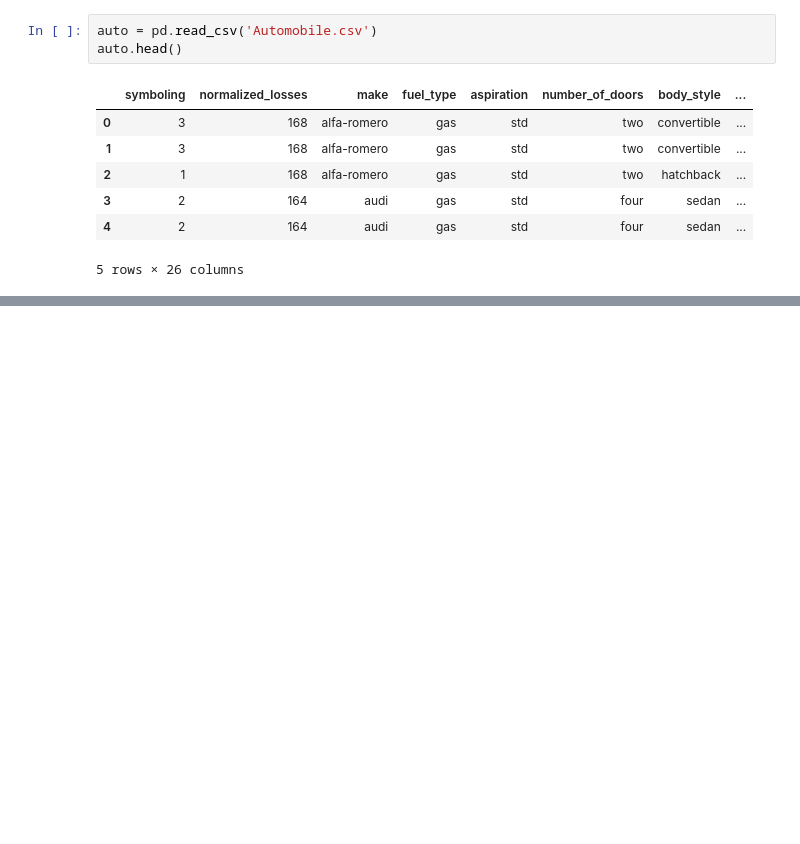
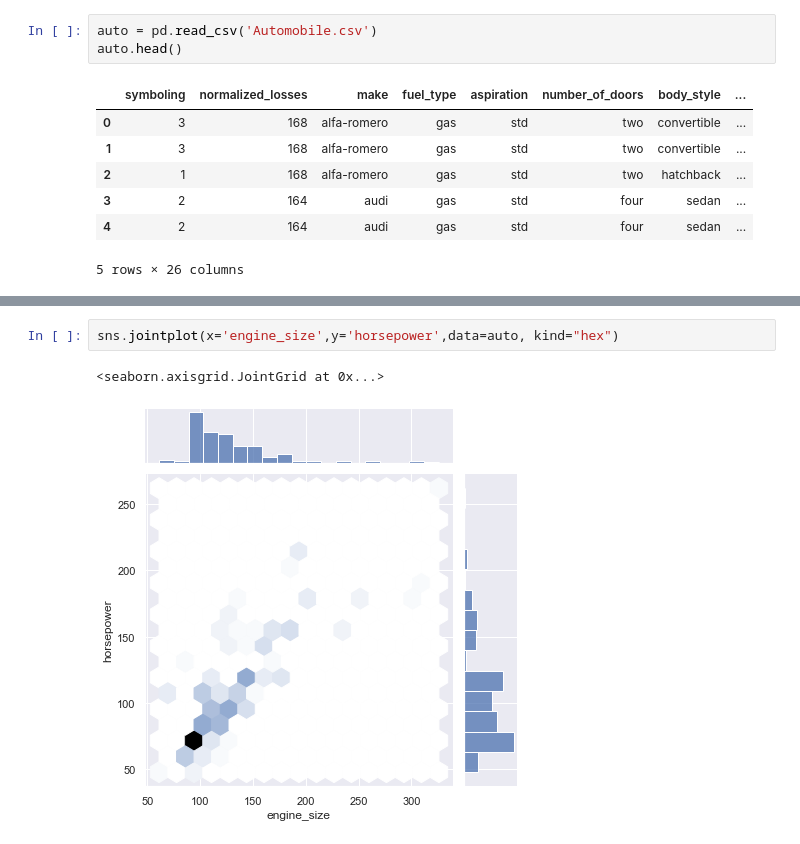
Before and after one commit to harshDesai244/Data_visualization_project, a Jupyter notebook: auto_mobile.ipynb, the cells around one changed output, grey strips where cells are left out. Cells and saved outputs as stored; diff of their text form; blank space fills up the shorter version.

```diff
--- a/auto_mobile.ipynb
+++ b/auto_mobile.ipynb
@@ -15,0 +31,5 @@ auto.head()
+# %%
+sns.jointplot(x='engine_size',y='horsepower',data=auto, kind="hex")
+# %% [output]
+<seaborn.axisgrid.JointGrid at 0x...>
+[figure, added]
```
Also changed, not shown: parts of 15 cells of this notebook, 2 other files.
